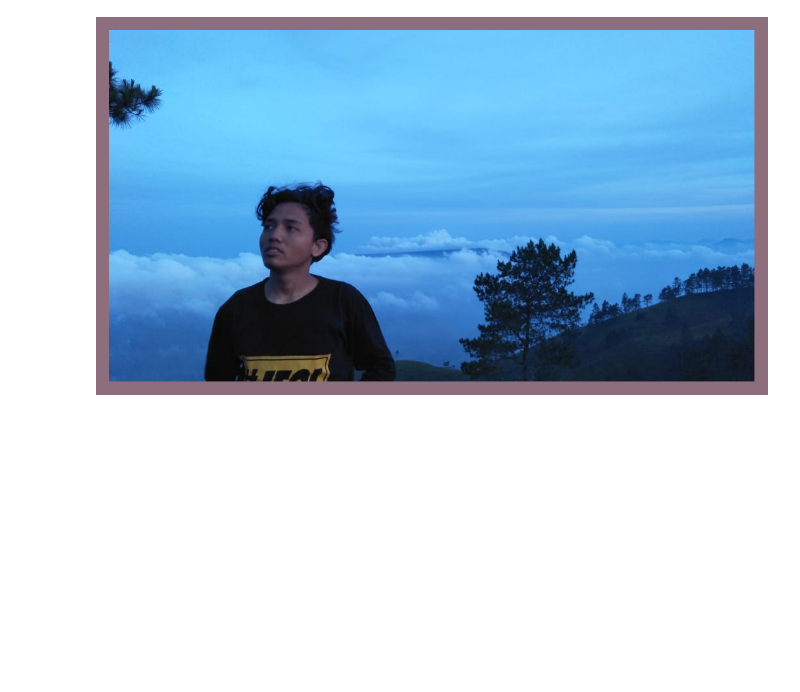
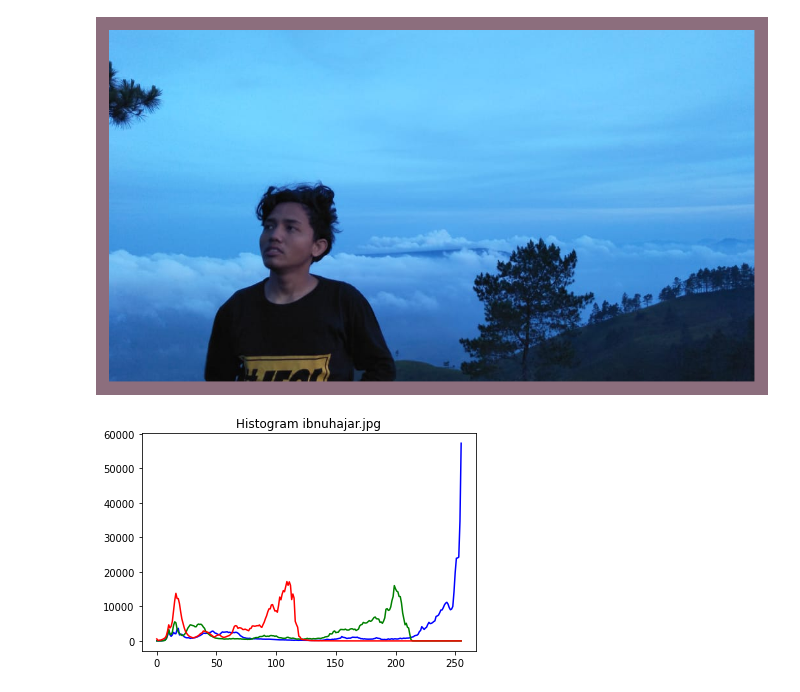
Before and after one commit to ibnuhajar/Computer_Vision, a Jupyter notebook: ujian_computer_vision.ipynb, the cells around one changed output. Cells and saved outputs as stored; diff of their text form; code cells hidden in the pictures; blank space fills up the shorter version.

```diff
--- a/ujian_computer_vision.ipynb
+++ b/ujian_computer_vision.ipynb
@@ -78,3 +78,34 @@ cv2_imshow(copy)
 # %% [output]
 [figure]
 [figure]
+# %%
+import cv2 as cv
+import sys
+import matplotlib.pyplot as plt
+from google.colab.patches import cv2_imshow
+
+# os.listdir('sample_data')
+# img = cv.imread('')
+
+if len(sys.argv) == 1 :
+  print('Masukkan Nama Berkas Gambar')
+else :
+  berkas = 'ibnuhajar.jpg'
+  citra = cv.imread(berkas,cv.IMREAD_UNCHANGED)
+  if citra is None :
+    print('Tidak Dapat Membaca Berkas ', berkas)
+  else :
+    if len(citra.shape)>2:
+      nkali = 3
+    else :
+      nkali = 1
+
+    warna = ('b','g','r')
+    for kanal in range(nkali):
+      histo = cv.calcHist([citra],[kanal],None,[256],[0,256])
+      plt.plot(histo, color = warna[kanal])
+
+    plt.title('Histogram ' + berkas)
+    plt.show()
+# %% [output]
+[figure, added]
```
Also changed, not shown: parts of 2 cells of this notebook.
